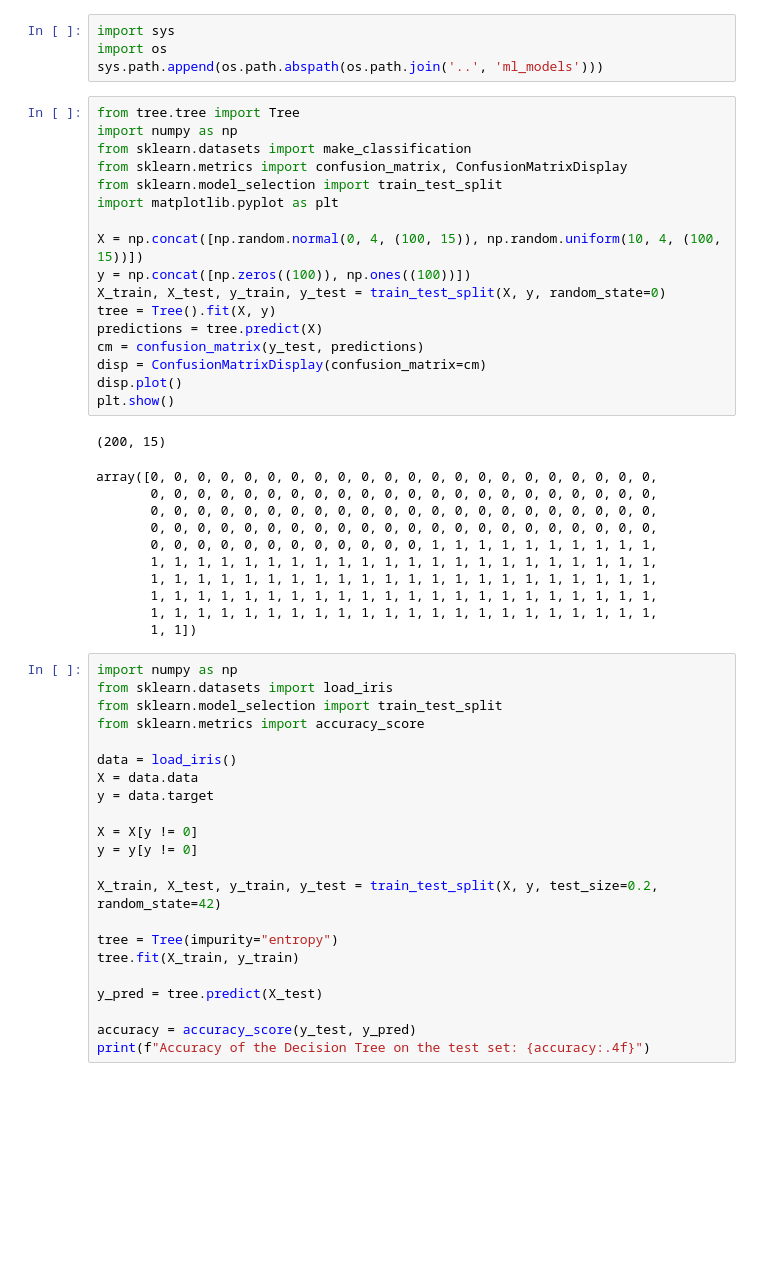
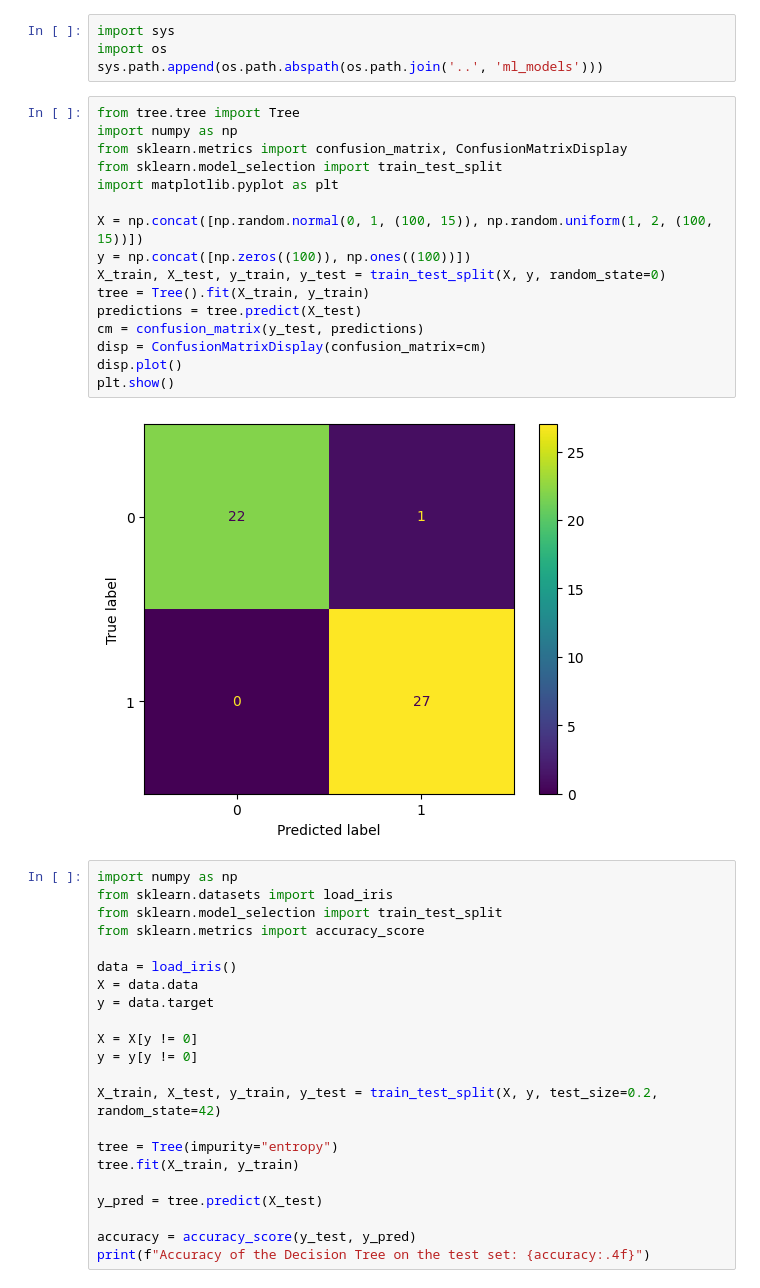
Before and after one commit to augustin-cramer/ml_models, a Jupyter notebook: examples/tree.ipynb, the cells around one changed output. Drawn from its saved outputs; the diff is of its cells as text; blank space fills up the shorter version.

```diff
--- a/notebooks/test_tree.ipynb
+++ b/examples/tree.ipynb
@@ -5,32 +5,21 @@ sys.path.append(os.path.abspath(os.path.join('..', 'ml_models')))
 # %%
 from tree.tree import Tree
 import numpy as np
-from sklearn.datasets import make_classification
 from sklearn.metrics import confusion_matrix, ConfusionMatrixDisplay
 from sklearn.model_selection import train_test_split
 import matplotlib.pyplot as plt
 
-X = np.concat([np.random.normal(0, 4, (100, 15)), np.random.uniform(10, 4, (100, 15))])
+X = np.concat([np.random.normal(0, 1, (100, 15)), np.random.uniform(1, 2, (100, 15))])
 y = np.concat([np.zeros((100)), np.ones((100))])
 X_train, X_test, y_train, y_test = train_test_split(X, y, random_state=0)
-tree = Tree().fit(X, y)
-predictions = tree.predict(X)
+tree = Tree().fit(X_train, y_train)
+predictions = tree.predict(X_test)
 cm = confusion_matrix(y_test, predictions)
 disp = ConfusionMatrixDisplay(confusion_matrix=cm)
 disp.plot()
 plt.show()
 # %% [output]
-(200, 15)
-array([0, 0, 0, 0, 0, 0, 0, 0, 0, 0, 0, 0, 0, 0, 0, 0, 0, 0, 0, 0, 0, 0,
-       0, 0, 0, 0, 0, 0, 0, 0, 0, 0, 0, 0, 0, 0, 0, 0, 0, 0, 0, 0, 0, 0,
-       0, 0, 0, 0, 0, 0, 0, 0, 0, 0, 0, 0, 0, 0, 0, 0, 0, 0, 0, 0, 0, 0,
-       0, 0, 0, 0, 0, 0, 0, 0, 0, 0, 0, 0, 0, 0, 0, 0, 0, 0, 0, 0, 0, 0,
-       0, 0, 0, 0, 0, 0, 0, 0, 0, 0, 0, 0, 1, 1, 1, 1, 1, 1, 1, 1, 1, 1,
-       1, 1, 1, 1, 1, 1, 1, 1, 1, 1, 1, 1, 1, 1, 1, 1, 1, 1, 1, 1, 1, 1,
-       1, 1, 1, 1, 1, 1, 1, 1, 1, 1, 1, 1, 1, 1, 1, 1, 1, 1, 1, 1, 1, 1,
-       1, 1, 1, 1, 1, 1, 1, 1, 1, 1, 1, 1, 1, 1, 1, 1, 1, 1, 1, 1, 1, 1,
-       1, 1, 1, 1, 1, 1, 1, 1, 1, 1, 1, 1, 1, 1, 1, 1, 1, 1, 1, 1, 1, 1,
-       1, 1])
+[figure, added]
 # %%
 import numpy as np
 from sklearn.datasets import load_iris
```
